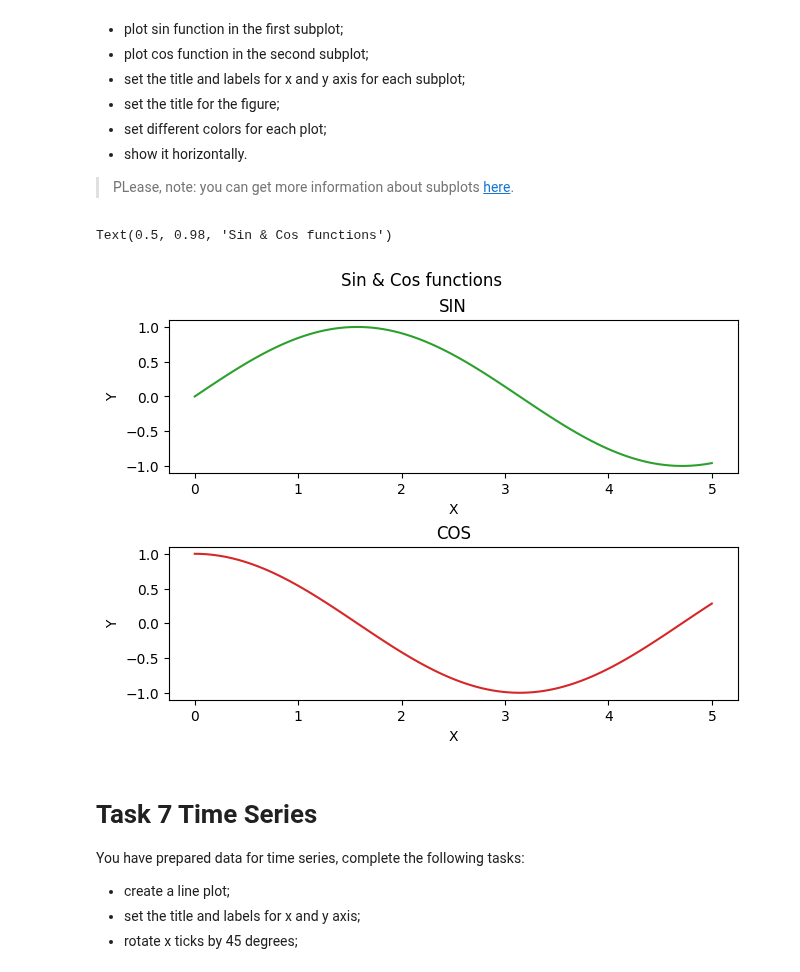
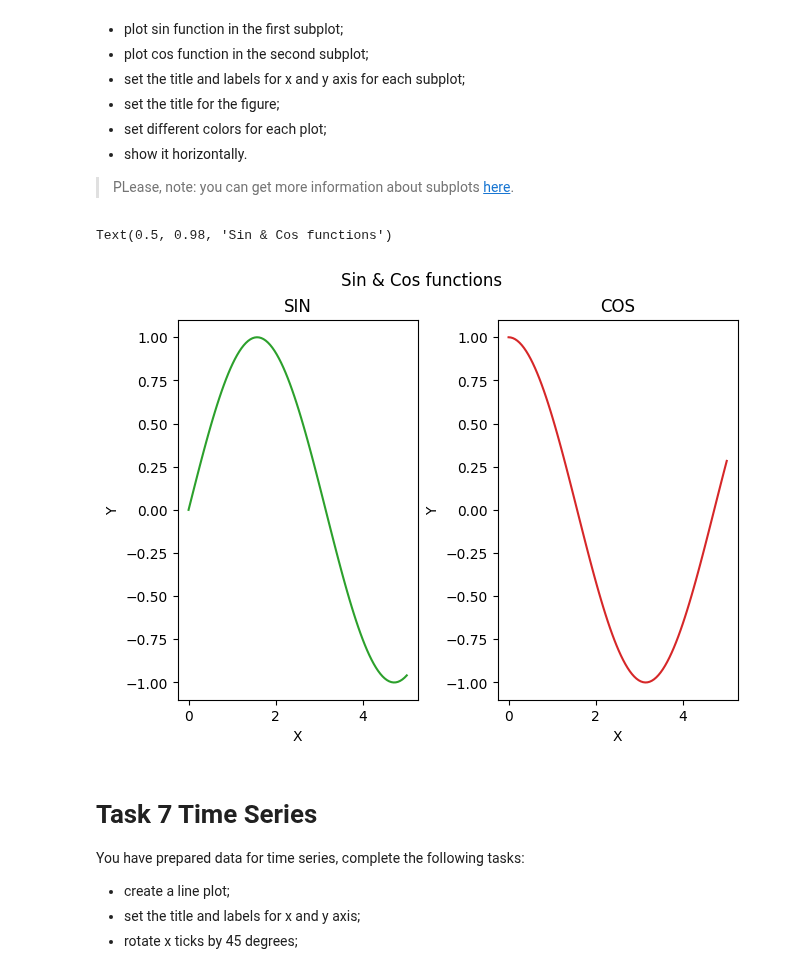
Before and after one commit to mate-academy/py-matplotlib, a Jupyter notebook: app/matplotlib.ipynb, the cells around one changed output. Drawn from its saved outputs; the diff is of its cells as text; code cells hidden in the pictures.

```diff
--- a/app/matplotlib.ipynb
+++ b/app/matplotlib.ipynb
@@ -134,22 +136,22 @@ You have sin and cos functions, complete the following tasks:
 # %%
 x = np.linspace(0, 5, 100)
 y1 = np.sin(x)
 y2 = np.cos(x)
 
-fig, (axs1, axs2) = plt.subplots(2, constrained_layout=True)
+fig, (axs1, axs2) = plt.subplots(1, 2, constrained_layout=True)
 
 axs1.plot(x, y1, "tab:green")
 axs1.set_title("SIN")
 axs1.set(xlabel="X", ylabel="Y")
 
 axs2.plot(x, y2, "tab:red")
 axs2.set_title("COS")
 axs2.set(xlabel="X", ylabel="Y")
 
 fig.suptitle("Sin & Cos functions")
 # %% [output]
 Text(0.5, 0.98, 'Sin & Cos functions')
-[figure, old version]
+[figure, new version]
 # %% [markdown]
 # Task 7 Time Series
 
```
Also changed, not shown: parts of 3 cells of this notebook.
